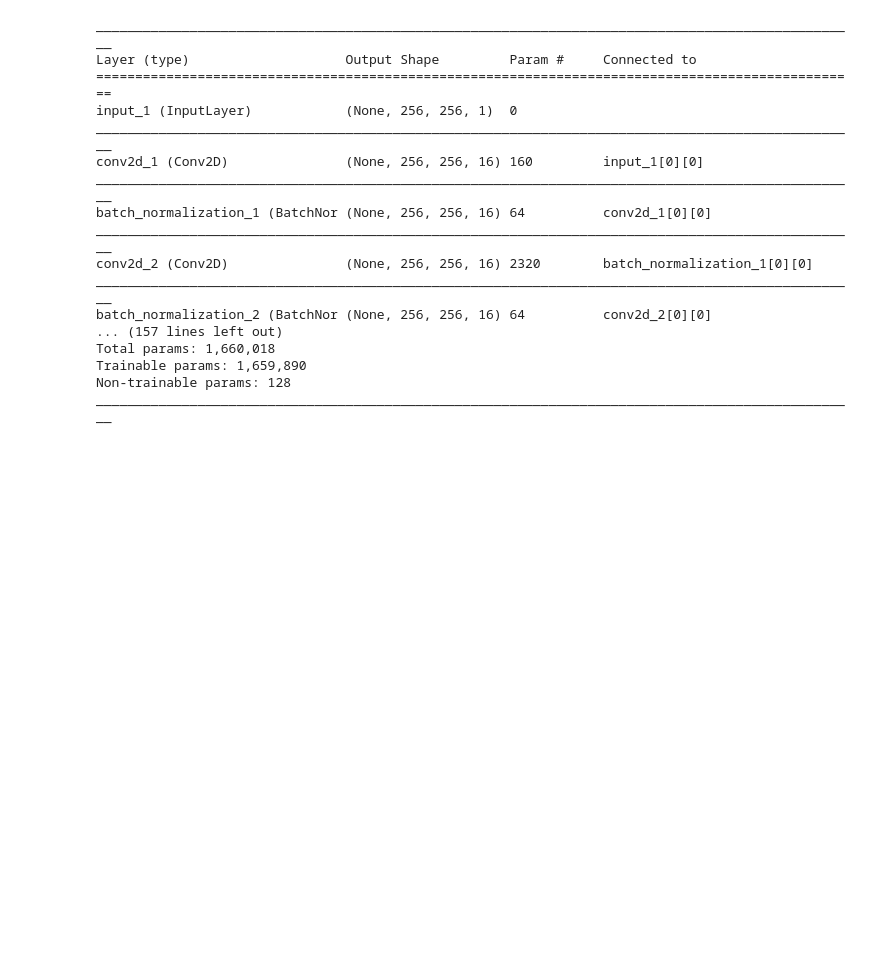
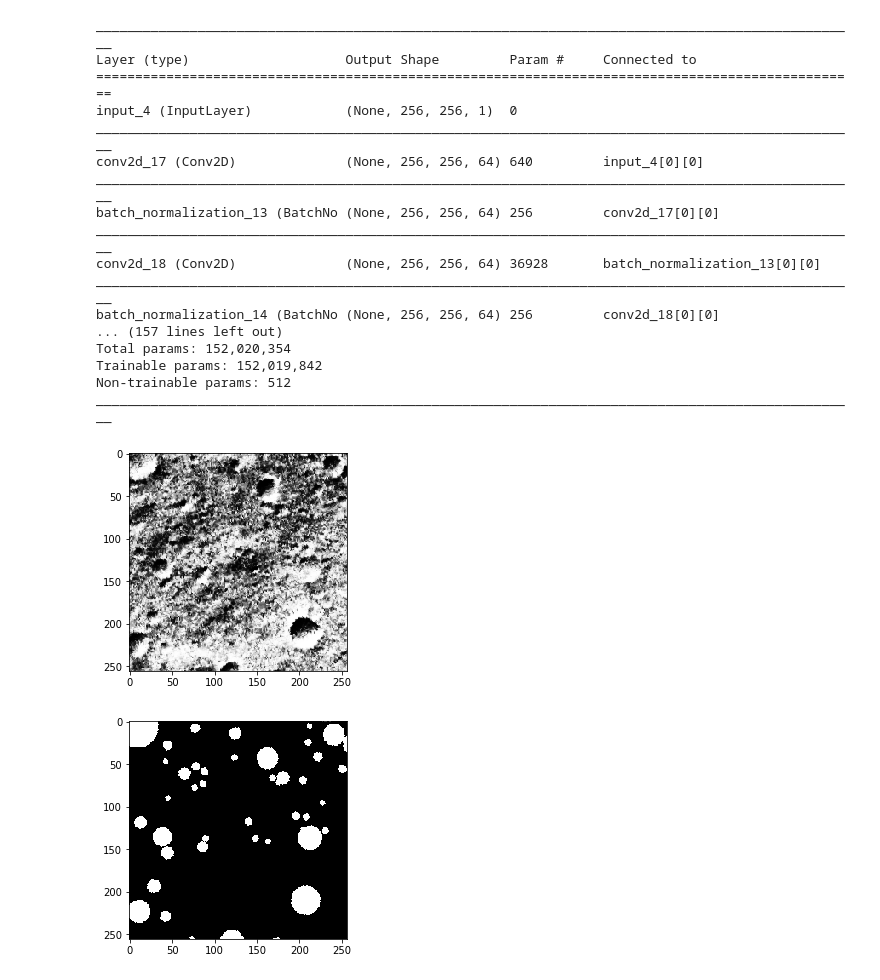
Before and after one commit to AlliedToasters/synthetic_craters, a Jupyter notebook: WVnet_model.ipynb, the cells around one changed output. Drawn from its saved outputs; the diff is of its cells as text; code cells hidden in the pictures; blank space fills up the shorter version.

```diff
--- a/WVnet_model.ipynb
+++ b/WVnet_model.ipynb
@@ -14,8 +14,7 @@ Using TensorFlow backend.
 # %%
-def wvnet(anc=16, image_dimensions = (256, 256)):
+def wvnet(anc=16, image_dimensions = (256, 256), encoding_length=1024):
     im_dim = image_dimensions
     k=1
-    encoding_length = 16
 
     inputs = Input(shape=(im_dim[0], im_dim[1], 1))
     conv3x3_1 = Conv2D(kernel_size=(3,3), filters=anc*1, padding='same', activation='relu')(inputs)
@@ -95,7 +94,7 @@ def wvnet(anc=16, image_dimensions = (256, 256)):
     maxp_out2 = MaxPooling2D((2,2))(sepconv8b)
 
     #now reshape and transpose convolution to reconstruct input image
-    reshaped = Reshape(target_shape=(1, 1, 16))(flattened_encoding)
+    reshaped = Reshape(target_shape=(1, 1, encoding_length))(flattened_encoding)
     decoder_convolution1 = Conv2DTranspose(kernel_size=(8,8), strides=1, filters=anc*16)(reshaped)
     decoder_concat1 = Concatenate()([decoder_convolution1, maxp_out2])
     decoder_convolution1x1_1 = Conv2D(kernel_size=(1,1), strides=1, filters=anc*16, activation='relu')(decoder_concat1)
@@ -132,23 +131,23 @@ def wvnet(anc=16, image_dimensions = (256, 256)):
     model = Model(inputs=inputs, outputs=[pixel_map, reconstructed_image])
     return model
 
-model = wvnet()
+model = wvnet(anc=64, encoding_length=1024)
 model.summary()
 # %% [output]
 __________________________________________________________________________________________________
 Layer (type)                    Output Shape         Param #     Connected to
 ==================================================================================================
-input_1 (InputLayer)            (None, 256, 256, 1)  0
+input_4 (InputLayer)            (None, 256, 256, 1)  0
 __________________________________________________________________________________________________
-conv2d_1 (Conv2D)               (None, 256, 256, 16) 160         input_1[0][0]
+conv2d_17 (Conv2D)              (None, 256, 256, 64) 640         input_4[0][0]
 __________________________________________________________________________________________________
-batch_normalization_1 (BatchNor (None, 256, 256, 16) 64          conv2d_1[0][0]
+batch_normalization_13 (BatchNo (None, 256, 256, 64) 256         conv2d_17[0][0]
 __________________________________________________________________________________________________
-conv2d_2 (Conv2D)               (None, 256, 256, 16) 2320        batch_normalization_1[0][0]
+conv2d_18 (Conv2D)              (None, 256, 256, 64) 36928       batch_normalization_13[0][0]
 __________________________________________________________________________________________________
-batch_normalization_2 (BatchNor (None, 256, 256, 16) 64          conv2d_2[0][0]
+batch_normalization_14 (BatchNo (None, 256, 256, 64) 256         conv2d_18[0][0]
 ... (157 lines left out)
-Total params: 1,660,018
-Trainable params: 1,659,890
-Non-trainable params: 128
+Total params: 152,020,354
+Trainable params: 152,019,842
+Non-trainable params: 512
 __________________________________________________________________________________________________
@@ -254 +320,13 @@ def val_batch_gen(tiles=val_tiles, batch_size=12):
+# %%
+tg = train_batch_gen()
+X, yx = next(tg)
+# %%
+num = 9
+plt.imshow(X[num, :, :, 0], cmap='Greys_r');
+plt.show();
+plt.imshow(yx[0][num, :, :, 0], cmap='Greys_r');
+plt.show();
+# %% [output]
+[figure, added]
+[figure, added]
 # %%
```
Also changed, not shown: parts of 20 cells of this notebook.
